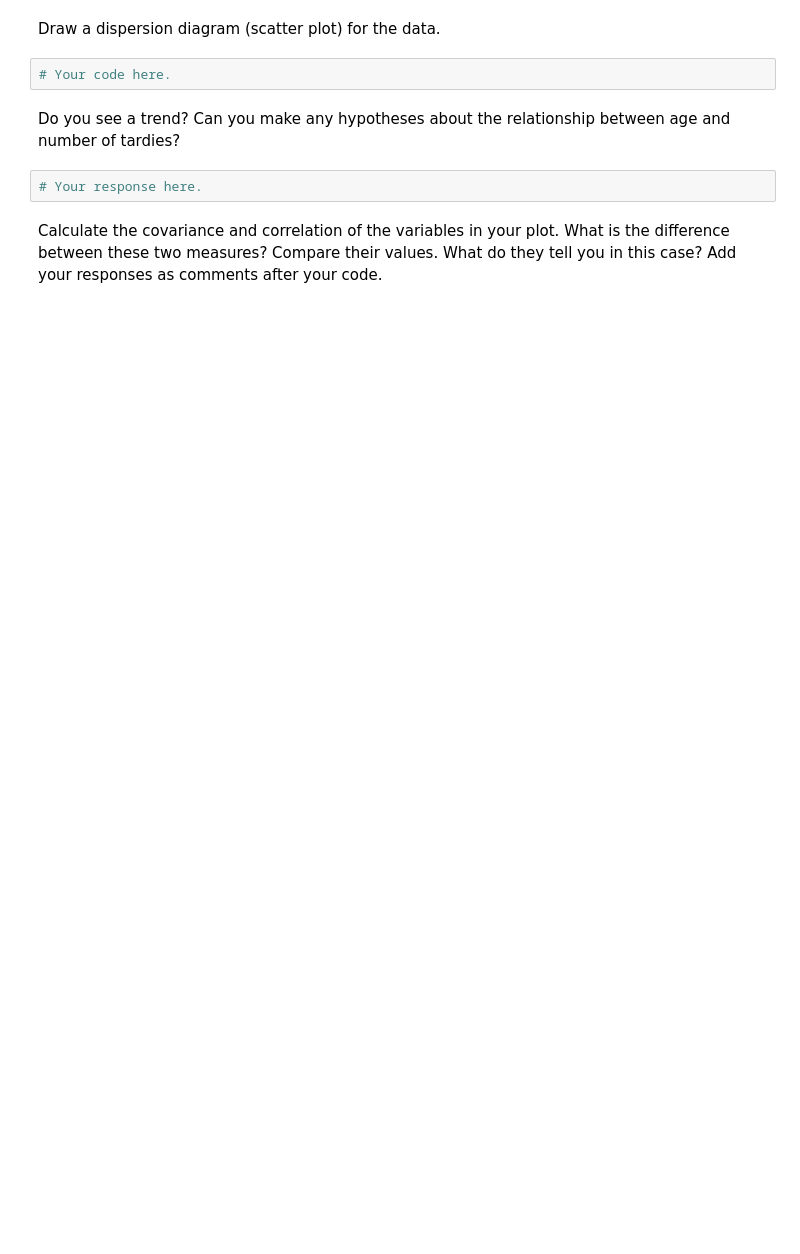
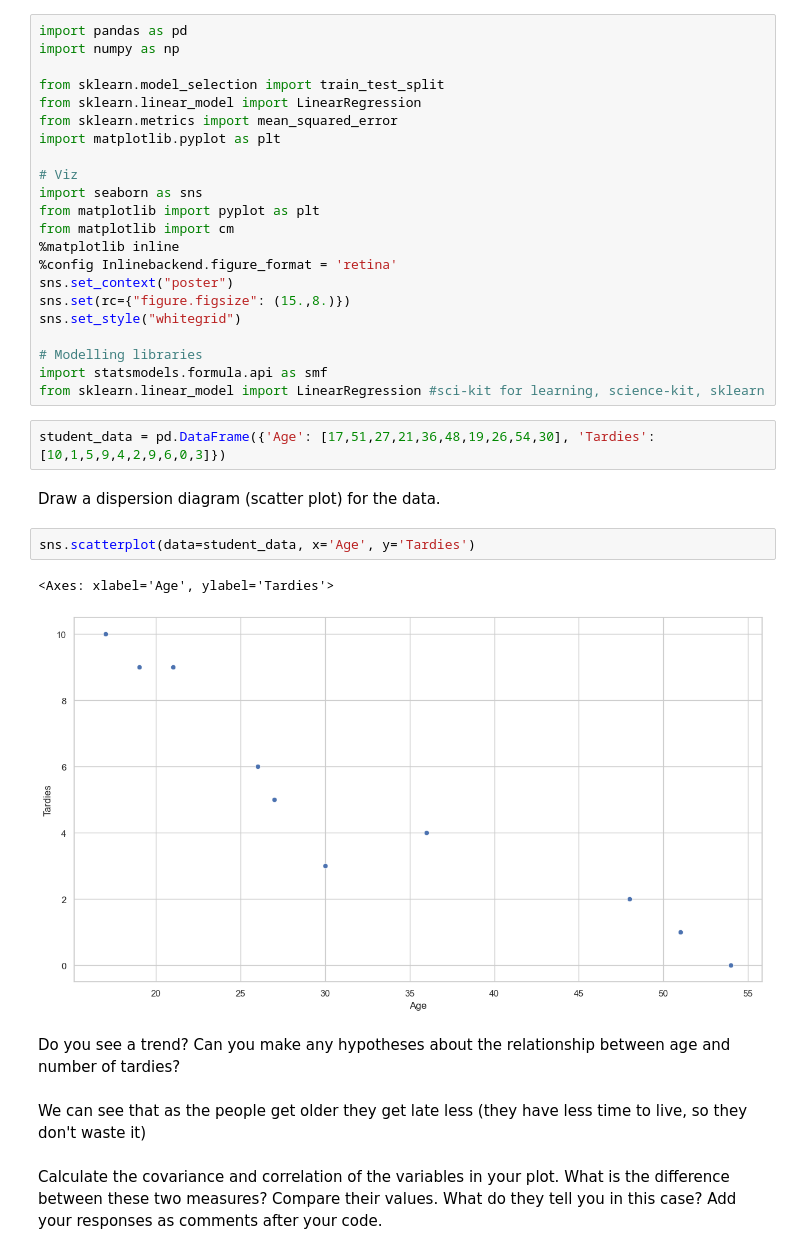
Before and after one commit to Ironhack-data-bcn-oct-2023/lab-regression-analysis, a Jupyter notebook: your-code.ipynb, the cells around one changed output. Drawn from its saved outputs; the diff is of its cells as text; blank space fills up the shorter version.

```diff
--- a/your-code.ipynb
+++ b/your-code.ipynb
@@ -33,10 +31,37 @@ student_data = pd.DataFrame({'Age': [17,51,27,21,36,48,19,26,54,30], 'Tardies':
+# %%
+import pandas as pd
+import numpy as np
+
+from sklearn.model_selection import train_test_split
+from sklearn.linear_model import LinearRegression
+from sklearn.metrics import mean_squared_error
+import matplotlib.pyplot as plt
+
+# Viz
+import seaborn as sns
+from matplotlib import pyplot as plt
+from matplotlib import cm
+%matplotlib inline
+%config Inlinebackend.figure_format = 'retina'
+sns.set_context("poster")
+sns.set(rc={"figure.figsize": (15.,8.)})
+sns.set_style("whitegrid")
+
+# Modelling libraries
+import statsmodels.formula.api as smf
+from sklearn.linear_model import LinearRegression #sci-kit for learning, science-kit, sklearn
+# %%
+student_data = pd.DataFrame({'Age': [17,51,27,21,36,48,19,26,54,30], 'Tardies': [10,1,5,9,4,2,9,6,0,3]})
 # %% [markdown]
 Draw a dispersion diagram (scatter plot) for the data.
-# %%
-# Your code here.
+# %%
+sns.scatterplot(data=student_data, x='Age', y='Tardies')
+# %% [output]
+<Axes: xlabel='Age', ylabel='Tardies'>
+[figure, added]
 # %% [markdown]
 Do you see a trend? Can you make any hypotheses about the relationship between age and number of tardies?
-# %%
-# Your response here.
+# %% [markdown]
+We can see that as the people get older they get late less (they have less time to live, so they don't waste it)
 # %% [markdown]
 Calculate the covariance and correlation of the variables in your plot. What is the difference between these two measures? Compare their values. What do they tell you in this case? Add your responses as comments after your code.
```
Also changed, not shown: parts of 36 cells of this notebook.
